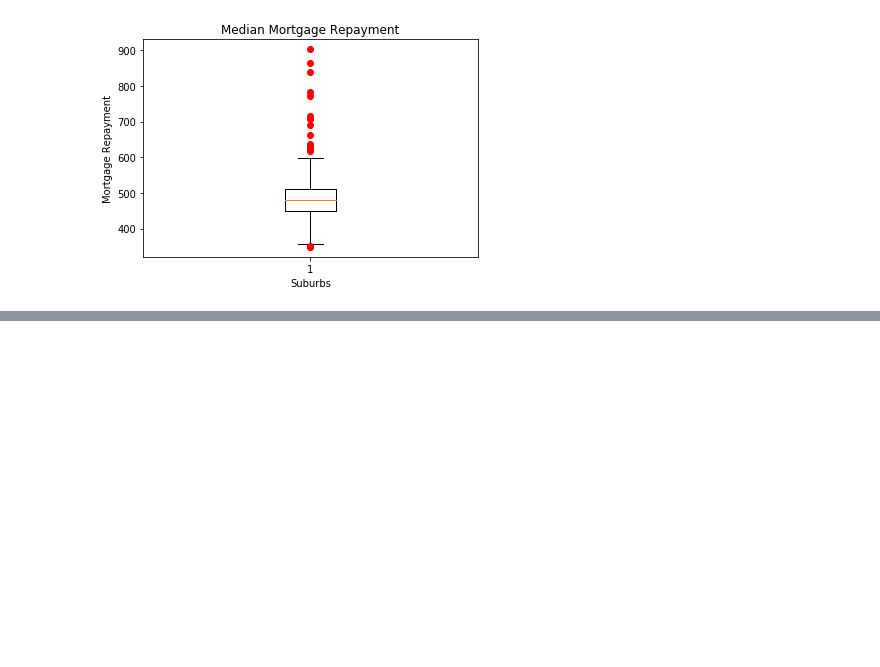
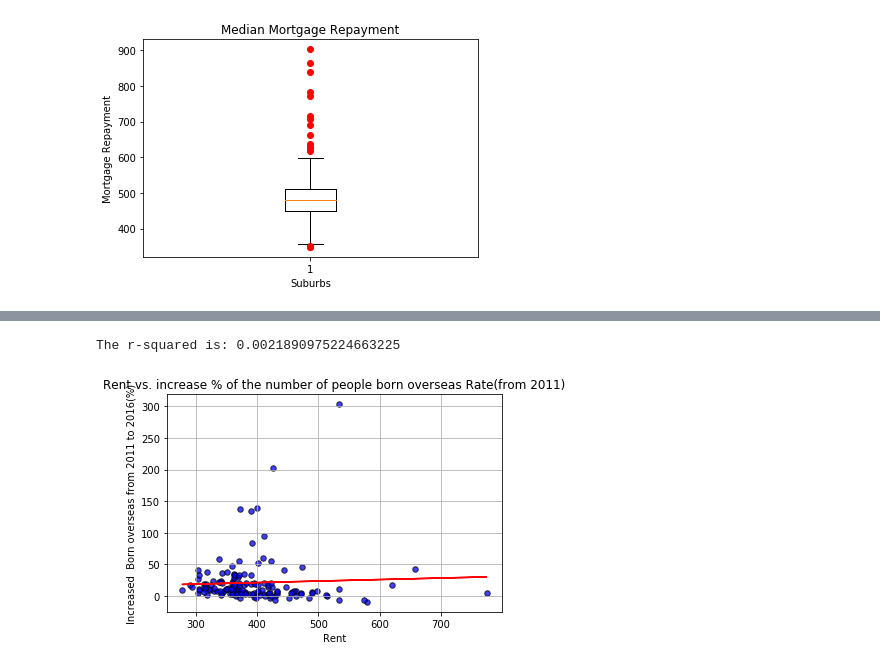
Before and after one commit to jiroken25/project-property, a Jupyter notebook: ProjectCombined.ipynb, the cells around one changed output, grey strips where cells are left out. Drawn from its saved outputs; the diff is of its cells as text; code cells hidden in the pictures; blank space fills up the shorter version.

```diff
--- a/ProjectCombined.ipynb
+++ b/ProjectCombined.ipynb
@@ -418,0 +448,21 @@ plt.show()
+# %%
+# Scatter plot between Median rent and how many percentage increased are people born overseas from 2011 to 2016
+plt.scatter(aff_population_df['median_rent'],aff_population_df['2016-2011_overseas_increase_percentage']*100, marker="o", facecolors="blue", edgecolors="black",s=30, alpha=0.75)
+plt.grid()
+
+plt.title(f"Rent vs. increase % of the number of people born overseas Rate(from 2011)")
+plt.xlabel('Rent')
+plt.ylabel('Increased  Born overseas from 2011 to 2016(%)')
+
+(slope, intercept, rvalue, pvalue, stderr) = st.linregress(aff_population_df['median_rent'],aff_population_df['2016-2011_overseas_increase_percentage']*100)
+regress_values = aff_population_df['median_rent'] * slope + intercept
+line_eq = "y = " + str(round(slope,4)) + "x + " + str(round(intercept,4))
+
+plt.plot(aff_population_df['median_rent'],regress_values,"r-")
+print(f"The r-squared is: {rvalue**2}")
+
+plt.savefig("Rent vs.increased overseas percentage.png")
+plt.show()
+# %% [output]
+The r-squared is: 0.0021890975224663225
+[figure, added]
```
Also changed, not shown: parts of 9 cells of this notebook, 4 other files.
